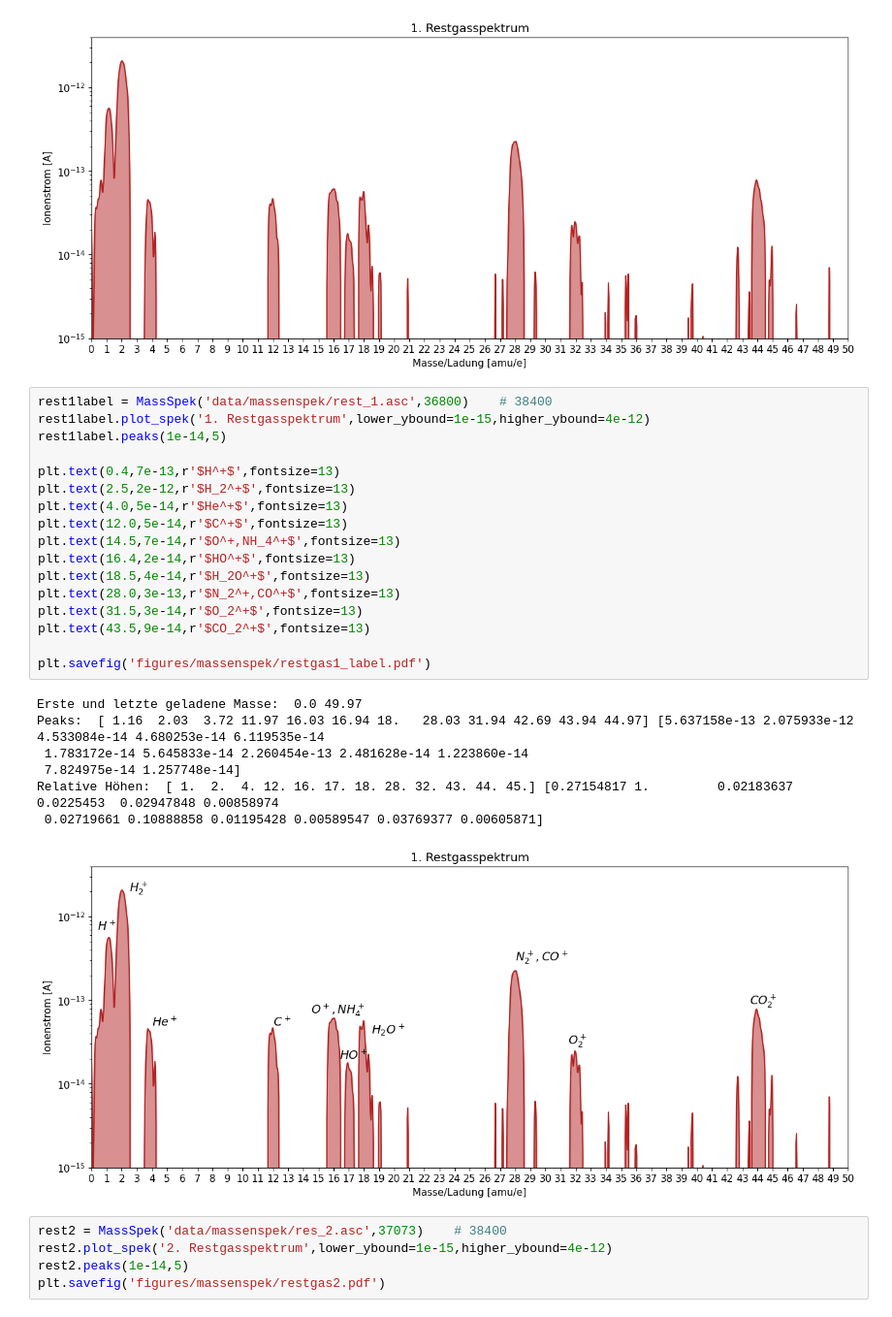
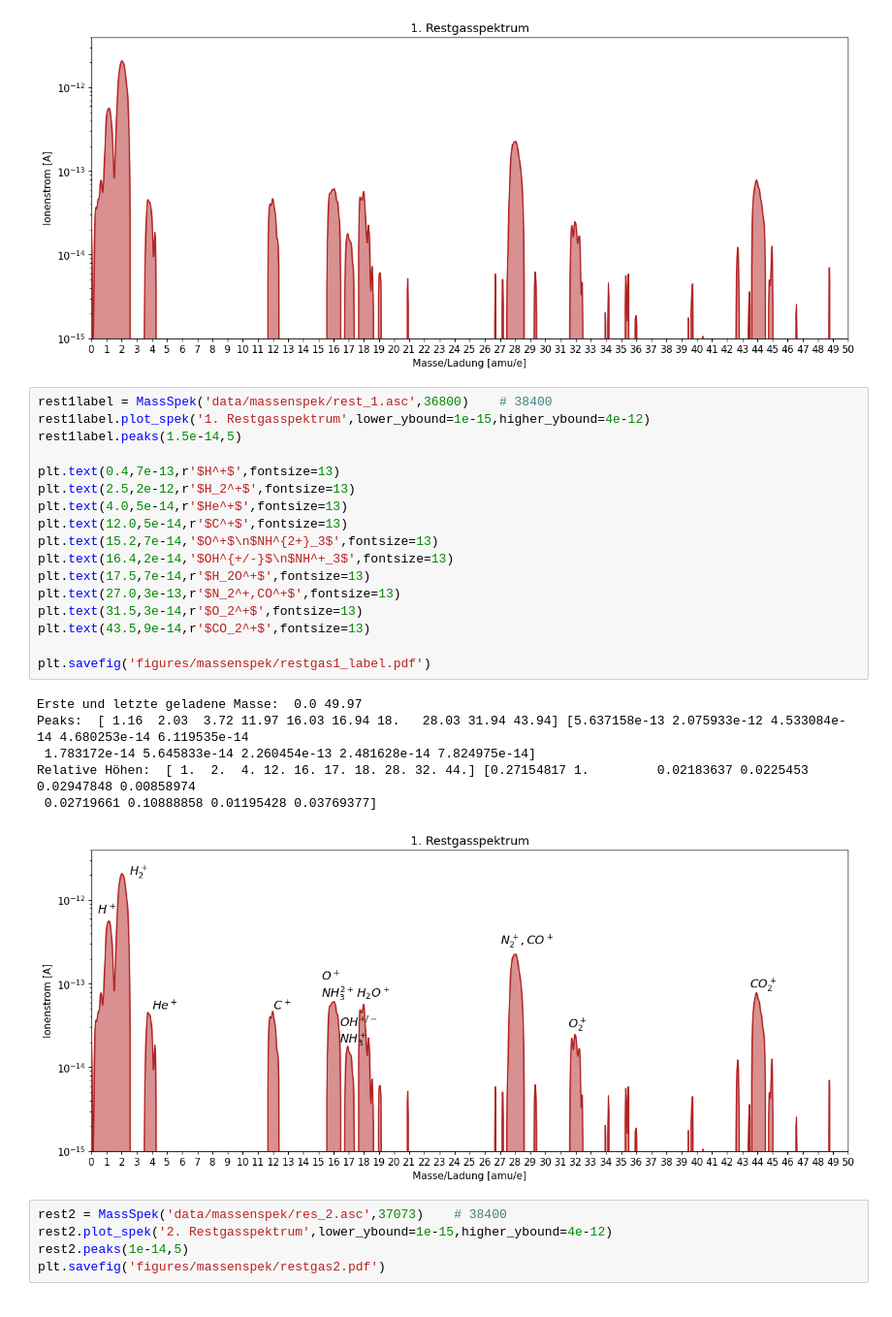
Before and after one commit to hannes-ebe/F-Prak-B, a Jupyter notebook: Vakuumtechnik/Massenspektrometrie.ipynb, the cells around one changed output. Shown at 97% size. Saved outputs shown, nothing was run; the diff lists cells and outputs as text.

Commit message:
Plots bearbeitet

```diff
--- a/Vakuumtechnik/Massenspektrometrie.ipynb
+++ b/Vakuumtechnik/Massenspektrometrie.ipynb
@@ -56,28 +56,27 @@ Relative Höhen:  [ 1.  2.  4. 12. 16. 17. 18. 28. 32. 43. 44. 45.] [0.27154817
 # %%
 rest1label = MassSpek('data/massenspek/rest_1.asc',36800)    # 38400
 rest1label.plot_spek('1. Restgasspektrum',lower_ybound=1e-15,higher_ybound=4e-12)
-rest1label.peaks(1e-14,5)
+rest1label.peaks(1.5e-14,5)
 
 plt.text(0.4,7e-13,r'$H^+$',fontsize=13)
 plt.text(2.5,2e-12,r'$H_2^+$',fontsize=13)
 plt.text(4.0,5e-14,r'$He^+$',fontsize=13)
 plt.text(12.0,5e-14,r'$C^+$',fontsize=13)
-plt.text(14.5,7e-14,r'$O^+,NH_4^+$',fontsize=13)
-plt.text(16.4,2e-14,r'$HO^+$',fontsize=13)
-plt.text(18.5,4e-14,r'$H_2O^+$',fontsize=13)
-plt.text(28.0,3e-13,r'$N_2^+,CO^+$',fontsize=13)
+plt.text(15.2,7e-14,'$O^+$\n$NH^{2+}_3$',fontsize=13)
+plt.text(16.4,2e-14,'$OH^{+/-}$\n$NH^+_3$',fontsize=13)
+plt.text(17.5,7e-14,r'$H_2O^+$',fontsize=13)
+plt.text(27.0,3e-13,r'$N_2^+,CO^+$',fontsize=13)
 plt.text(31.5,3e-14,r'$O_2^+$',fontsize=13)
 plt.text(43.5,9e-14,r'$CO_2^+$',fontsize=13)
 
 plt.savefig('figures/massenspek/restgas1_label.pdf')
 # %% [output]
 Erste und letzte geladene Masse:  0.0 49.97
-Peaks:  [ 1.16  2.03  3.72 11.97 16.03 16.94 18.   28.03 31.94 42.69 43.94 44.97] [5.637158e-13 2.075933e-12 4.533084e-14 4.680253e-14 6.119535e-14
- 1.783172e-14 5.645833e-14 2.260454e-13 2.481628e-14 1.223860e-14
- 7.824975e-14 1.257748e-14]
-Relative Höhen:  [ 1.  2.  4. 12. 16. 17. 18. 28. 32. 43. 44. 45.] [0.27154817 1.         0.02183637 0.0225453  0.02947848 0.00858974
- 0.02719661 0.10888858 0.01195428 0.00589547 0.03769377 0.00605871]
+Peaks:  [ 1.16  2.03  3.72 11.97 16.03 16.94 18.   28.03 31.94 43.94] [5.637158e-13 2.075933e-12 4.533084e-14 4.680253e-14 6.119535e-14
+ 1.783172e-14 5.645833e-14 2.260454e-13 2.481628e-14 7.824975e-14]
+Relative Höhen:  [ 1.  2.  4. 12. 16. 17. 18. 28. 32. 44.] [0.27154817 1.         0.02183637 0.0225453  0.02947848 0.00858974
+ 0.02719661 0.10888858 0.01195428 0.03769377]
-[figure, old version]
+[figure, new version]
 # %%
 rest2 = MassSpek('data/massenspek/res_2.asc',37073)    # 38400
 rest2.plot_spek('2. Restgasspektrum',lower_ybound=1e-15,higher_ybound=4e-12)
```
